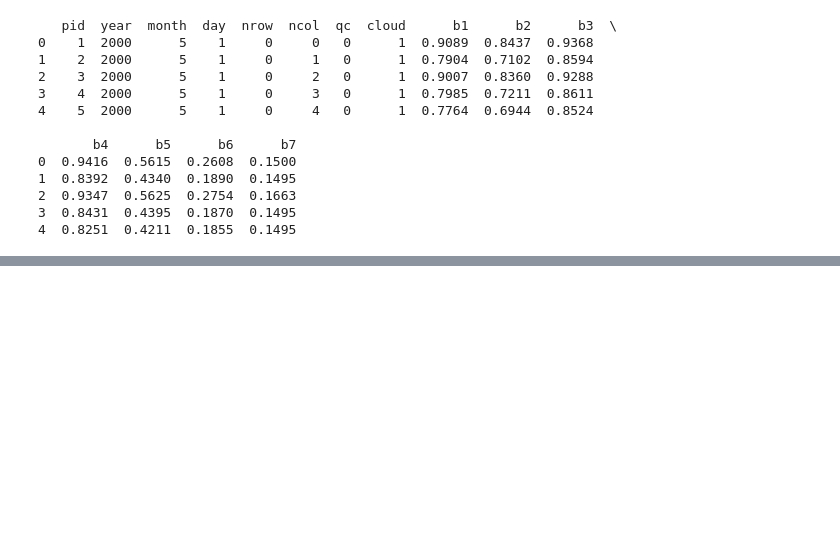
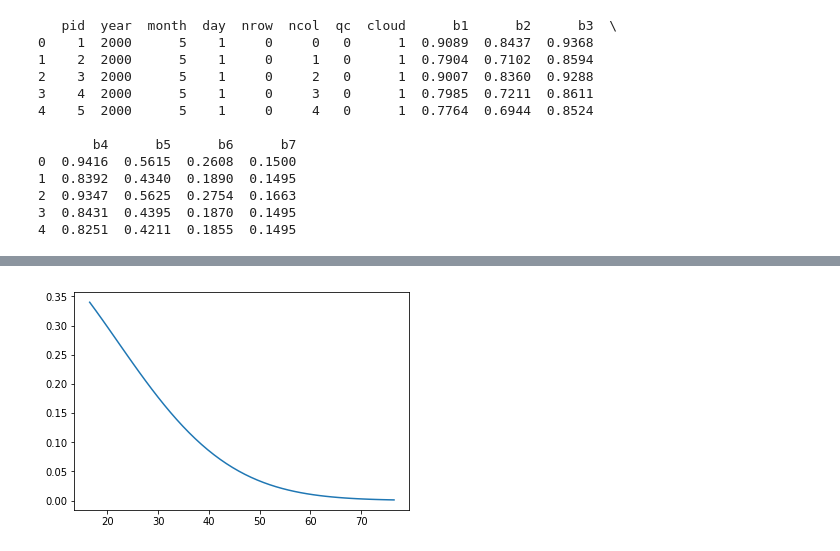
Before and after one commit to mira67/DL4RS, a Jupyter notebook: sandbox/test.ipynb, the cells around one changed output, grey strips where cells are left out. Cells and saved outputs as stored; diff of their text form; code cells hidden in the pictures; blank space fills up the shorter version.

```diff
--- a/sandbox/test.ipynb
+++ b/sandbox/test.ipynb
@@ -69,0 +75,21 @@ plt.plot(np.power(day, n)/np.power(274,n))
+# %%
+import matplotlib.pyplot as plt
+import numpy as np
+import matplotlib.mlab as mlab
+import math
+
+mu = 0
+variance = 0.5
+sigma = math.sqrt(variance)
+day  =np.linspace(214,274) - (121.0+274.0)/2
+mayfilter = np.linspace(121,274) - (121.0+274.0)/2
+mayfilter[0:30] = 0.5
+mayfilter[30:] = 0
+x = np.linspace(-3, 3, 100)
+beta = 0
+alpha = 0.8
+plt.plot(day,(alpha*mlab.normpdf(day/31, mu, sigma)+beta))
+
+plt.show()
+# %% [output]
+[figure, added]
```
Also changed, not shown: parts of 2 cells of this notebook, 7 other files.
